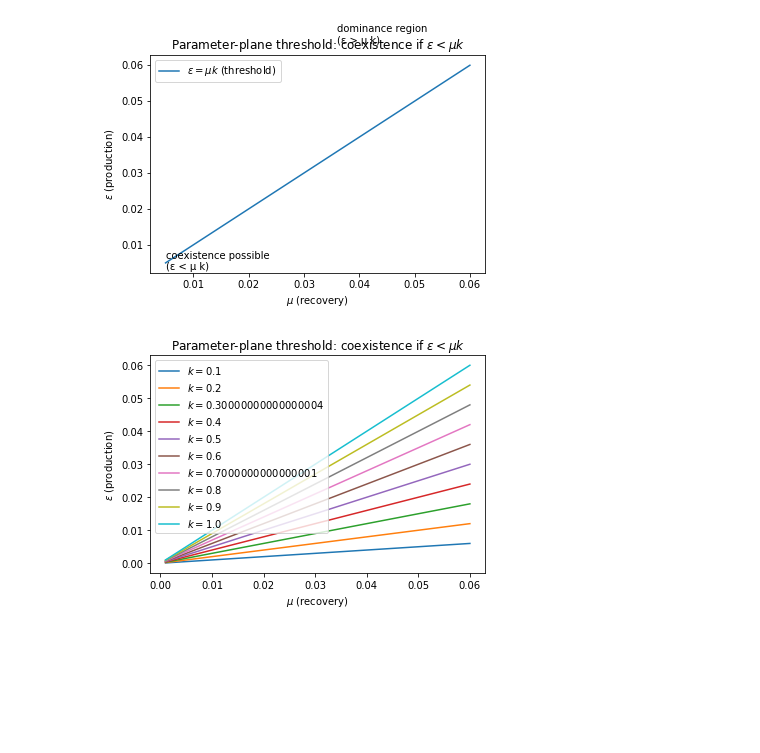
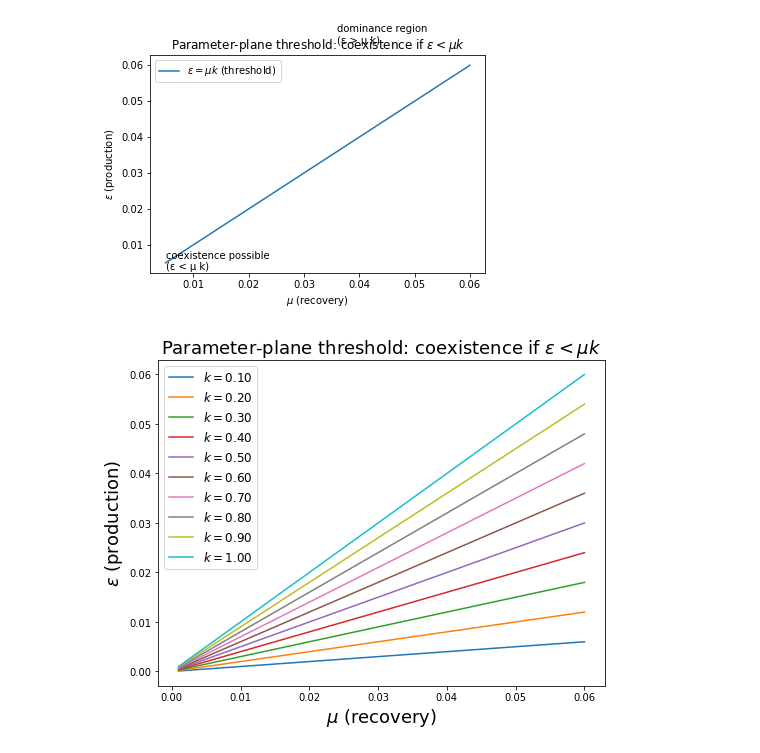
Before and after one commit to gyanezfeliu/dynamics_dormancy, a Jupyter notebook: Evolutionary dynamics of cancer dormancy.ipynb, the cells around one changed output. Drawn from its saved outputs; the diff is of its cells as text; code cells hidden in the pictures; blank space fills up the shorter version.

```diff
--- a/Evolutionary dynamics of cancer dormancy.ipynb
+++ b/Evolutionary dynamics of cancer dormancy.ipynb
@@ -1443,19 +1414,20 @@ make_fig_11(k, mu_range=(0.005, 0.06), eps_range=(0.005, 0.06))
 # %%
 N = 200
 mu_range=(0.001, 0.06)
 eps_range=(0.001, 0.06)
 ks = np.linspace(0.1,1,10)
+plt.figure(figsize=(8,6))
 for k in ks:
     mu_vals = np.linspace(mu_range[0], mu_range[1], N)
     # Just plot the threshold line; annotate regions
     #plt.figure()
-    plt.plot(mu_vals, k * mu_vals, label=fr'$k={k}$')
-plt.xlabel(r'$\mu$ (recovery)'); plt.ylabel(r'$\epsilon$ (production)')
-plt.title('Parameter-plane threshold: coexistence if $\\epsilon < \\mu k$')
+    plt.plot(mu_vals, k * mu_vals, label=fr'$k={k:.2f}$')
+plt.xlabel(r'$\mu$ (recovery)',fontsize=18); plt.ylabel(r'$\epsilon$ (production)',fontsize=18)
+plt.title('Parameter-plane threshold: coexistence if $\\epsilon < \\mu k$',fontsize=18)
     # Annotations (plain text to avoid mathtext headaches)
     #plt.text(mu_vals[0], k * mu_vals[0] * 0.6, 'coexistence possible\n(ε < μ k)')
     #plt.text(mu_vals[-1]*0.6, k * mu_vals[-1]*1.1, 'dominance region\n(ε > μ k)')
-plt.legend()
+plt.legend(fontsize=12)
 plt.show()
 # %% [output]
-[figure, old version]
+[figure, new version]
```
Also changed, not shown: parts of 23 cells of this notebook, 1 other file.
